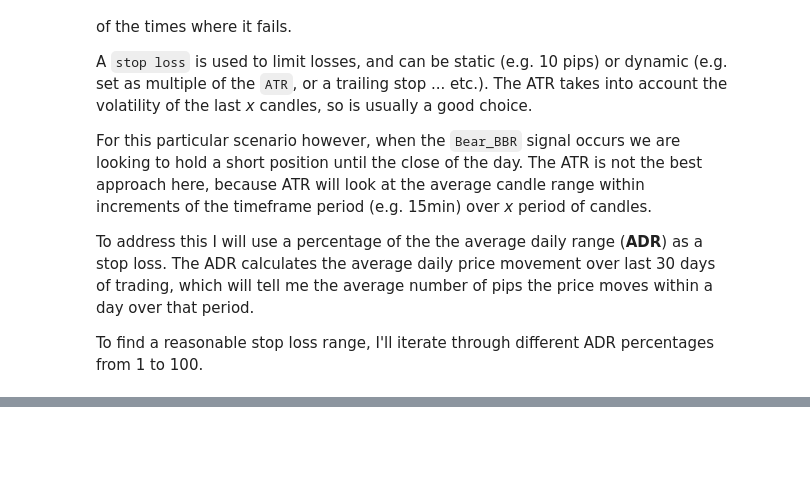
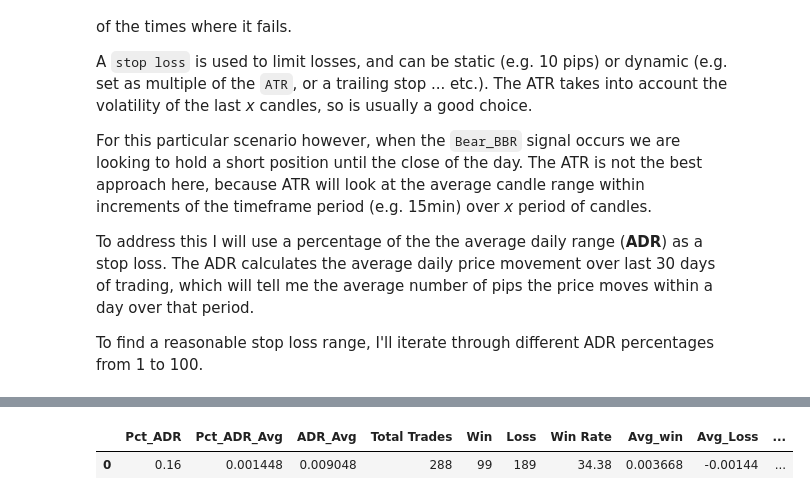
Before and after one commit to root-at-iyn/FXTradingResearch, a Jupyter notebook: research/bbu_reversal.ipynb, the cells around one changed output, grey strips where cells are left out. Saved outputs shown, nothing was run; the diff lists cells and outputs as text; code cells hidden in the pictures; blank space fills up the shorter version.

```diff
--- a/research/bbu_reversal.ipynb
+++ b/research/bbu_reversal.ipynb
@@ -657,0 +712,8 @@ d_gain_ex_sl_res_df
+# %%
+# conditions
+slope_lt_45_df = bearish_bbr_df.query("SMA32_Slope < 45").copy()
+slope_lt_45_res = condition_stats(slope_lt_45_df, 0.16)
+pd.DataFrame([slope_lt_45_res])
+# %% [output]
+|  | Pct_ADR | Pct_ADR_Avg | ADR_Avg | Total Trades | Win | Loss | Win Rate | Avg_win | Avg_Loss | ... |
+| 0 | 0.16 | 0.001448 | 0.009048 | 288 | 99 | 189 | 34.38 | 0.003668 | -0.00144 | ... |
```
Also changed, not shown: parts of 12 cells of this notebook.
